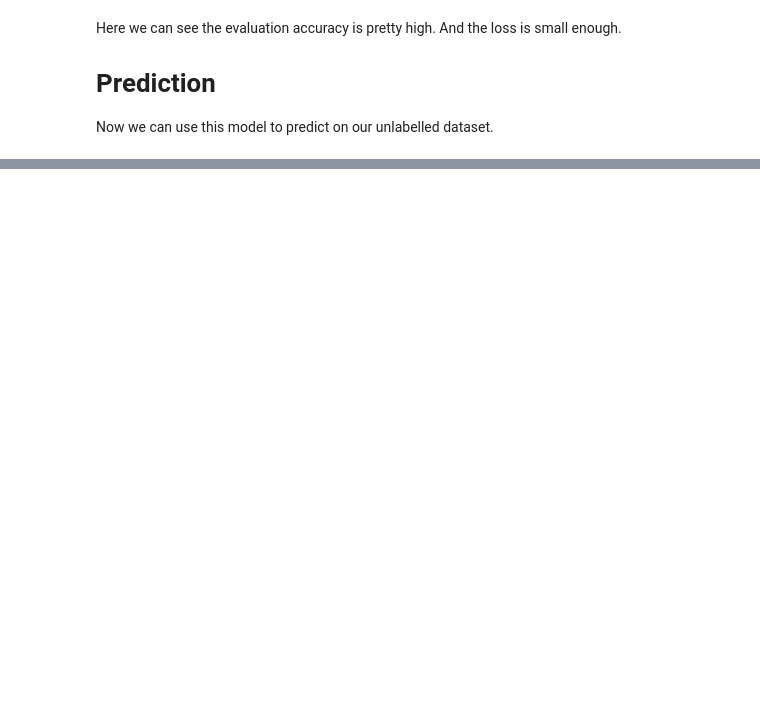
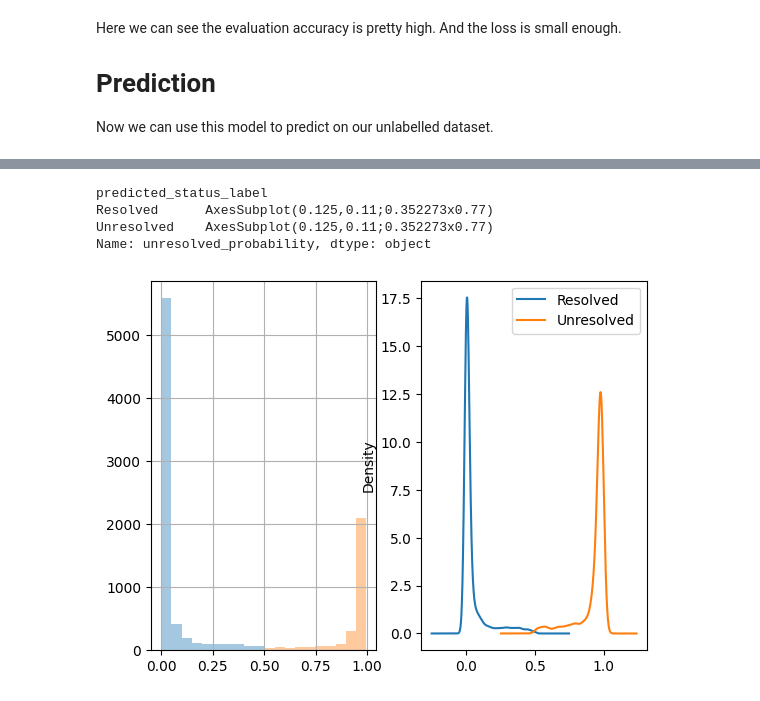
Before and after one commit to nipun-goyal/BERT-Text-Classification, a Jupyter notebook: BERT-Text-Classification.ipynb, the cells around one changed output, grey strips where cells are left out. Cells and saved outputs as stored; diff of their text form; code cells hidden in the pictures; blank space fills up the shorter version.

```diff
--- a/BERT-Text-Classification.ipynb
+++ b/BERT-Text-Classification.ipynb
@@ -609,5 +596,11 @@ plt.show()
 # %%
 fig, axs = plt.subplots(ncols=2)
 #axs = plt.subplots(ncols = 2)
-val.groupby("status").unresolved_probability.plot(kind='kde', ax=axs[1], legend = True)
-val.groupby("status").unresolved_probability.hist(alpha=0.4, ax=axs[0])
+test.groupby("predicted_status_label").unresolved_probability.plot(kind='kde', ax=axs[1], legend = True)
+test.groupby("predicted_status_label").unresolved_probability.hist(alpha=0.4, ax=axs[0])
+# %% [output]
+predicted_status_label
+Resolved      AxesSubplot(0.125,0.11;0.352273x0.77)
+Unresolved    AxesSubplot(0.125,0.11;0.352273x0.77)
+Name: unresolved_probability, dtype: object
+[figure, added]
```
Also changed, not shown: parts of 21 cells of this notebook.
